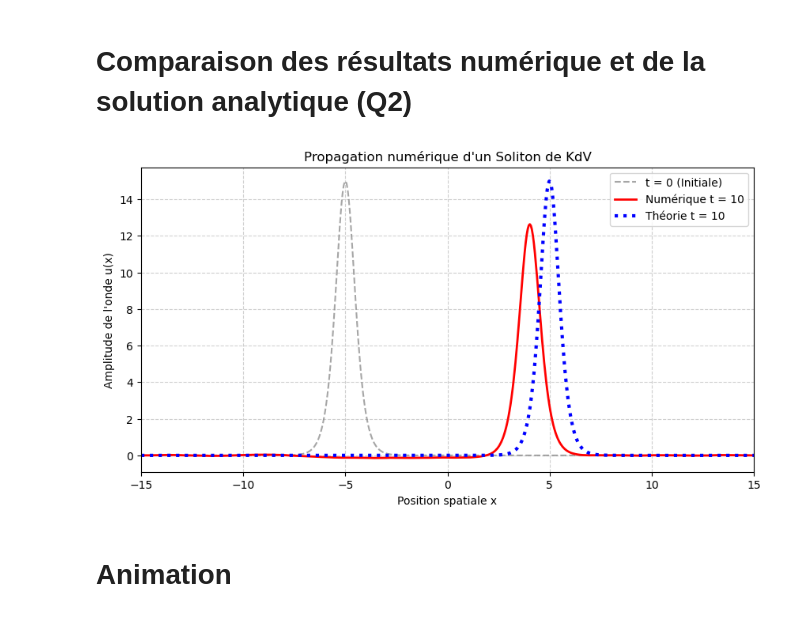
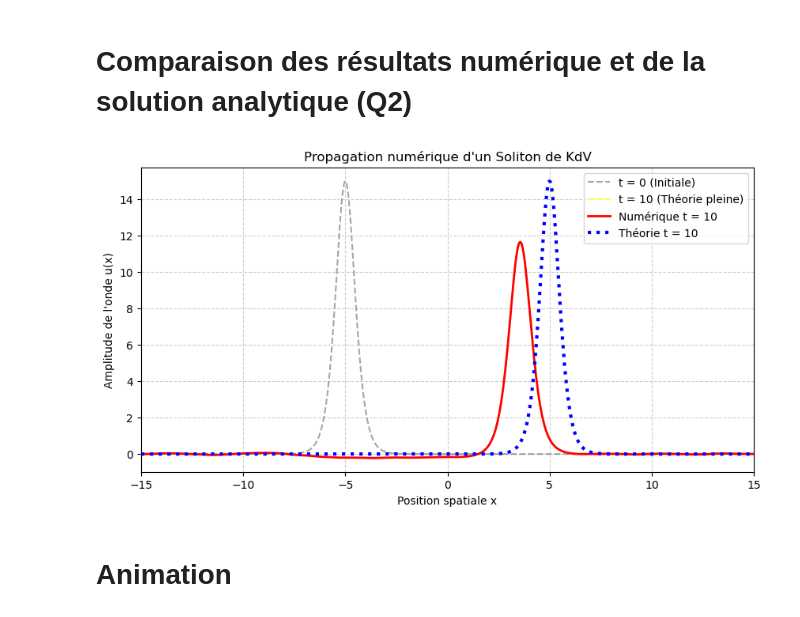
Before and after one commit to vercors04/Korteweg_de_Vries_equation_and_solitons, a Jupyter notebook: kdv.ipynb, the cells around one changed output. Saved outputs shown, nothing was run; the diff lists cells and outputs as text; code cells hidden in the pictures.

```diff
--- a/kdv.ipynb
+++ b/kdv.ipynb
@@ -133,12 +133,13 @@ def sol_ck_sparse (x_debut,x_fin,Tf,Nx,Nt,eps,mu) :
     beta = (eps * ht) / hx
 
     x = np.linspace(x_debut, x_fin, Nx)
+    Un = np.zeros((Nt,Nx))
     #Creation des matrices / vect
-    Un = sol_an(x, 0, x0)
+    Un[0,:] = sol_an(x, 0, x0)
     matA = np.zeros ((Nx,Nx))
     MatB = np.zeros ((Nx,Nx))
 
-    U_init = Un.copy()
+    #U_init = Un.copy()
 
 
     #Cond. de Dirichlet Un+1 = Un pour i = 0,1 & i = N-1,N
@@ -148,8 +149,8 @@ def sol_ck_sparse (x_debut,x_fin,Tf,Nx,Nt,eps,mu) :
     MatB[Nx-2, Nx-2] = MatB[Nx-1, Nx-1] = 1
 
 
-    for i in range(Nt) : # a chaque temps
-        gamma = (alpha / 2) - (beta / 4) * Un
+    for i in range(1,Nt) : # a chaque temps
+        gamma = (alpha / 2) - (beta / 4) * Un[i-1,:]
 
         for j in range(2, Nx - 2):
             matA[j, j-2] = -alpha / 4
@@ -168,10 +169,9 @@ def sol_ck_sparse (x_debut,x_fin,Tf,Nx,Nt,eps,mu) :
         matA_sp = csr_matrix(matA)
 
         # b = B * Un
-        b = np.dot(MatB, Un) # Moins performant de passer MatB en sparse
+        b = np.dot(MatB, Un[i-1,:]) # Moins performant de passer MatB en sparse
 
         # Résolution A * Un+1 = b
-        Un1 = spsolve(matA_sp, b)
-        Un = Un1.copy()
+        Un[i,:] = spsolve(matA_sp, b)
 
-    return Un , x, U_init
+    return Un , x
@@ -183,7 +200,7 @@ x_debut = -15
 x_fin = 15
 Tf = 10
 Nx = 600   # Assez fin pour la précision, assez petit pour np.linalg.solve
-Nt = 1000
+Nt = 600
 # %%
 # Matrice pleine
 start_sol_ck = time.perf_counter()
@@ -192,13 +209,14 @@ end_sol_ck = time.perf_counter()
 # %%
 # Matrice sparse
 start_sol_ck_sp = time.perf_counter()
-U_numerique_final_sp, x_num_sp, U_initial_sp = sol_ck_sparse(x_debut, x_fin, Tf, Nx, Nt, eps, mu)
+U_numerique_final_sp, x_num_sp = sol_ck_sparse(x_debut, x_fin, Tf, Nx, Nt, eps, mu)
 end_sol_ck_sp = time.perf_counter()
 # %%
 # Calcul de la théorie exacte au temps final pour comparaison
 start_sol_an = time.perf_counter()
-U_analytique_final = sol_an(x_num, Tf, x0)
+U_ex, x_ex = UEX(x_debut, x_fin, Tf, Nx, Nt)
 end_sol_an = time.perf_counter()
+U_analytique = sol_an(x_num_sp, Tf, x0)
 # %%
 # Temps de calculs
 print(f"Temps d'exécution solution numérique Matrice pleine : {end_sol_ck - start_sol_ck} secondes")
@@ -213,29 +264,31 @@ Temps d'exécution solution analitique : 0.0 secondes
 # %%
 # ----------------------------------------
 # Graphique Crank-Nikolson -----------GENERE PAR IA--------------
 # ----------------------------------------
 
 # Création du graphique esthétique et clair
 plt.figure(figsize=(10, 5))
 
 # 1. Courbe de l'état initial (pour prouver que l'onde s'est déplacée)
-plt.plot(x_num, U_initial, '--', color='gray', alpha=0.7, label='t = 0 (Initiale)')
+plt.plot(x_num_sp, U_numerique_final_sp[0,:], '--', color='gray', alpha=0.7, label='t = 0 (Initiale)')
+
+plt.plot(x_num, U_numerique_final, '--', color='yellow', alpha=0.7, label=f't = {Tf} (Théorie pleine)')
 
 # 2. Courbe de ta solution numérique -Version full- (le résultat de ton schéma Crank-Nicolson)
-plt.plot(x_num_sp, U_numerique_final_sp, label=f'Numérique t = {Tf}', color='red', linewidth=2)
+plt.plot(x_num_sp, U_numerique_final_sp[599,:], label=f'Numérique t = {Tf}', color='red', linewidth=2)
 
 # 3. Courbe de la solution analytique exacte (pour valider le calcul)
-plt.plot(x_num, U_analytique_final, ':', color='blue', linewidth=3, label=f'Théorie t = {Tf}')
+plt.plot(x_num_sp, U_analytique, ':', color='blue', linewidth=3, label=f'Théorie t = {Tf}')
 
 # Finitions du graphique
 plt.xlabel("Position spatiale x")
 plt.ylabel("Amplitude de l'onde u(x)")
 plt.title("Propagation numérique d'un Soliton de KdV")
 plt.legend()
 plt.grid(True, linestyle='--', alpha=0.6)
 plt.xlim(x_debut, x_fin)
 plt.show()
 # %% [output]
-[figure, old version]
+[figure, new version]
 # %% [markdown]
 # Animation
```
Also changed, not shown: parts of 8 cells of this notebook.
